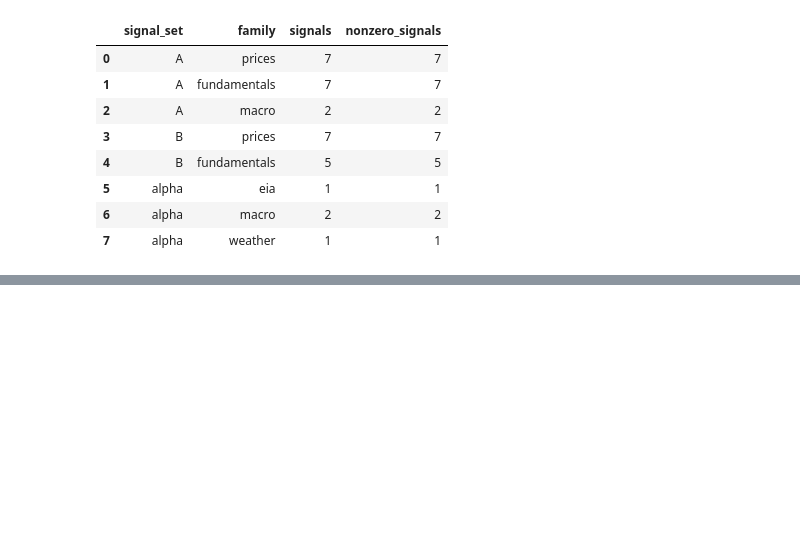
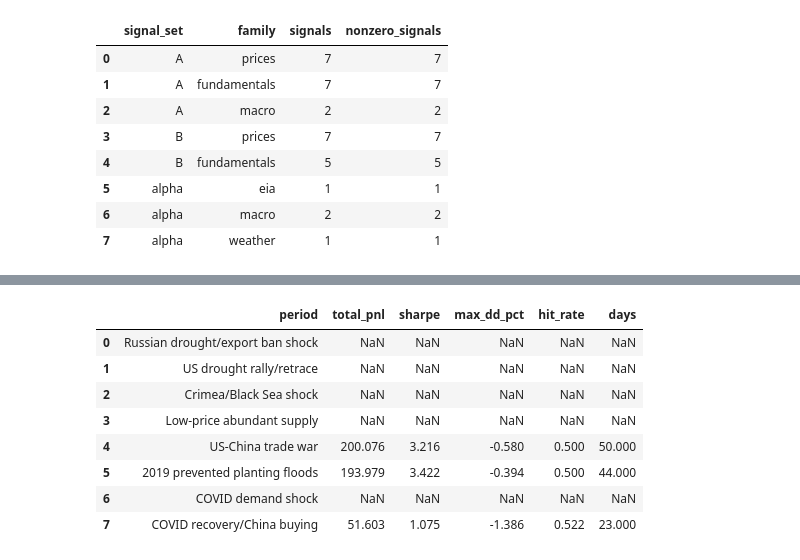
Before and after one commit to phuongmaipham/cgl_challenge, a Jupyter notebook: corn_strategy_backtest_research.ipynb, the cells around one changed output, grey strips where cells are left out. Drawn from its saved outputs; the diff is of its cells as text; code cells hidden in the pictures; blank space fills up the shorter version.

```diff
--- a/corn_strategy_backtest_research.ipynb
+++ b/corn_strategy_backtest_research.ipynb
@@ -697,0 +675,76 @@ This restores the actual volatility switch rather than a no-op volatility scalin
+# %%
+final_periods = product_flow_period_performance(cargill_guard_backtests[final_cargill_key])[
+    ["period", "total_pnl", "sharpe", "max_drawdown", "hit_rate", "days"]
+]
+
+wf_base_reference = cargill_guard_results.loc[
+    (cargill_guard_results["base_strategy"] == "wf_momentum_mr")
+    & (cargill_guard_results["variant"] == "base_no_cargill")
+    & (cargill_guard_results["guard"] == "no_guard")
+].iloc[0]
+
+mom20_guard_reference = cargill_guard_results.loc[
+    (cargill_guard_results["base_strategy"] == "static_mom_20")
+    & (cargill_guard_results["variant"] == "base_no_cargill")
+].sort_values(["oos_sharpe", "full_sharpe"], ascending=[False, False]).iloc[0]
+
+comparison_rows = pd.DataFrame([
+    {
+        "strategy": "final_wf_momentum_mr_cargill",
+        "variant": final_cargill_row["variant"],
+        "guard": final_cargill_row["guard"],
+        "oos_sharpe": final_cargill_row["oos_sharpe"],
+        "oos_pnl": final_cargill_row["oos_pnl"],
+        "oos_dd": final_cargill_row["oos_dd"],
+        "full_sharpe": final_cargill_row["full_sharpe"],
+        "full_dd": final_cargill_row["full_dd"],
+    },
+    {
+        "strategy": "wf_momentum_mr_base_reference",
+        "variant": wf_base_reference["variant"],
+        "guard": wf_base_reference["guard"],
+        "oos_sharpe": wf_base_reference["oos_sharpe"],
+        "oos_pnl": wf_base_reference["oos_pnl"],
+        "oos_dd": wf_base_reference["oos_dd"],
+        "full_sharpe": wf_base_reference["full_sharpe"],
+        "full_dd": wf_base_reference["full_dd"],
+    },
+    {
+        "strategy": "guarded_mom20_benchmark",
+        "variant": mom20_guard_reference["variant"],
+        "guard": mom20_guard_reference["guard"],
+        "oos_sharpe": mom20_guard_reference["oos_sharpe"],
+        "oos_pnl": mom20_guard_reference["oos_pnl"],
+        "oos_dd": mom20_guard_reference["oos_dd"],
+        "full_sharpe": mom20_guard_reference["full_sharpe"],
+        "full_dd": mom20_guard_reference["full_dd"],
+    },
+])
+
+display(Markdown("### Final candidate comparison"))
+display(with_dd_pct(comparison_rows))
+
+display(Markdown("### Final selected row"))
+display(with_dd_pct(pd.DataFrame([final_cargill_row]),
+    ["base_strategy", "variant", "guard", "oos_sharpe", "oos_pnl", "oos_dd", "full_sharpe", "full_pnl", "full_dd", "turnover", "guard_oos_pct"]
+))
+
+display(Markdown("### Named-period check"))
+display(with_dd_pct(final_periods))
+
+display(
+    Markdown(
+        f"""
+### Conclusion
+
+**Core spine:** annual walk-forward Momentum/MR survives the honesty check and is the main tradable structure.
+
+**Cargill use:** Cargill inventory/crush activity is used as a proprietary physical-risk filter, not as the dominant corn alpha.
+
+**Final corn candidate:** {final_cargill_row["base_strategy"]} with {final_cargill_row["variant"]} and guard {final_cargill_row["guard"]}. OOS Sharpe {final_cargill_row["oos_sharpe"]:.3f}, OOS PnL {final_cargill_row["oos_pnl"]:.3f}, OOS DD {100.0 * final_cargill_row["oos_dd"] / DD_CAPITAL_USD:.2f}%, full-period Sharpe {final_cargill_row["full_sharpe"]:.3f}.
+
+The defensible recommendation is a risk-controlled Momentum/MR corn sleeve that satisfies the Cargill-data requirement through a physical disagreement filter.
+"""
+    )
+)
+# %% [output]
@@ -697,0 +760,9 @@ This restores the actual volatility switch rather than a no-op volatility scalin
+|  | period | total_pnl | sharpe | max_dd_pct | hit_rate | days |
+| 0 | Russian drought/export ban shock | NaN | NaN | NaN | NaN | NaN |
+| 1 | US drought rally/retrace | NaN | NaN | NaN | NaN | NaN |
+| 2 | Crimea/Black Sea shock | NaN | NaN | NaN | NaN | NaN |
+| 3 | Low-price abundant supply | NaN | NaN | NaN | NaN | NaN |
+| 4 | US-China trade war | 200.076 | 3.216 | -0.580 | 0.500 | 50.000 |
+| 5 | 2019 prevented planting floods | 193.979 | 3.422 | -0.394 | 0.500 | 44.000 |
+| 6 | COVID demand shock | NaN | NaN | NaN | NaN | NaN |
+| 7 | COVID recovery/China buying | 51.603 | 1.075 | -1.386 | 0.522 | 23.000 |
```
Also changed, not shown: parts of 30 cells of this notebook, 3 other files.
